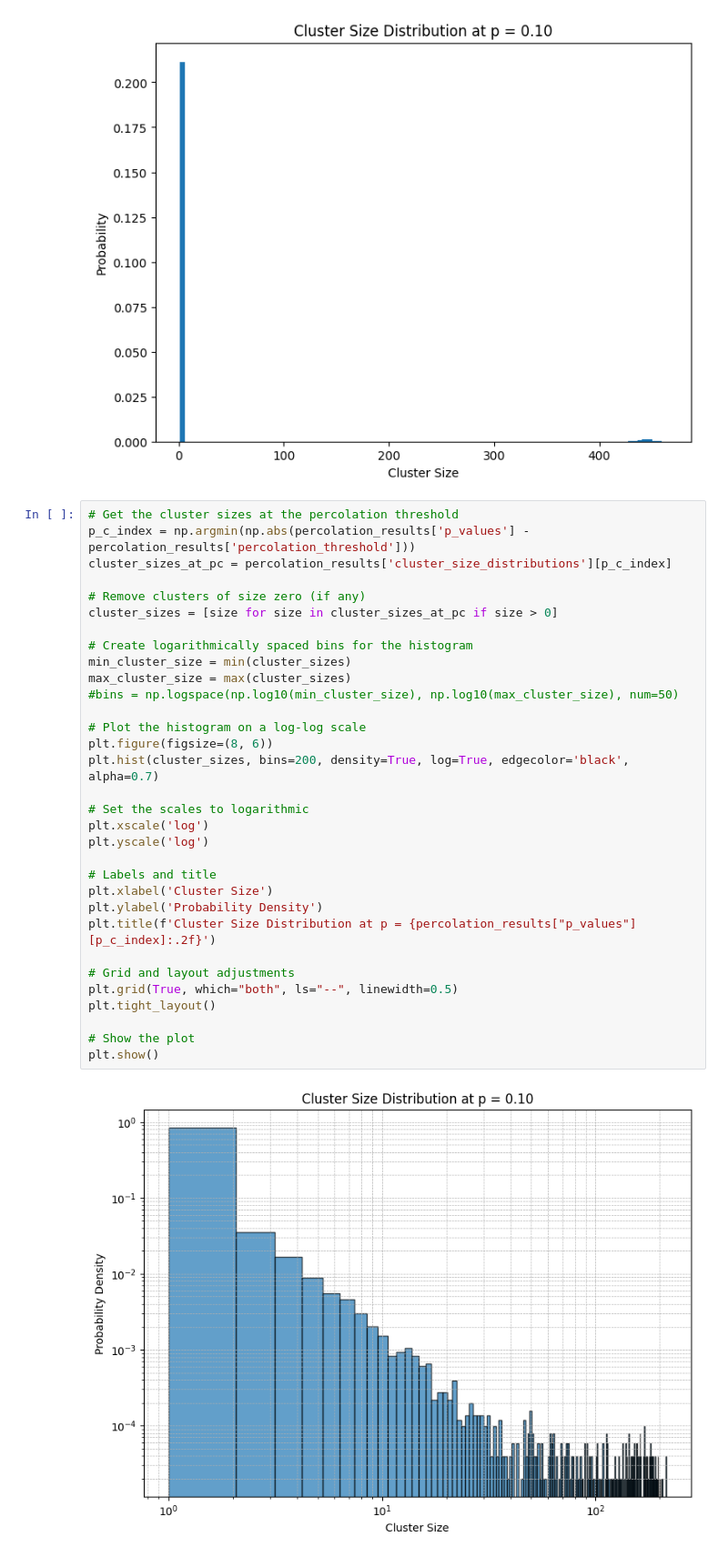
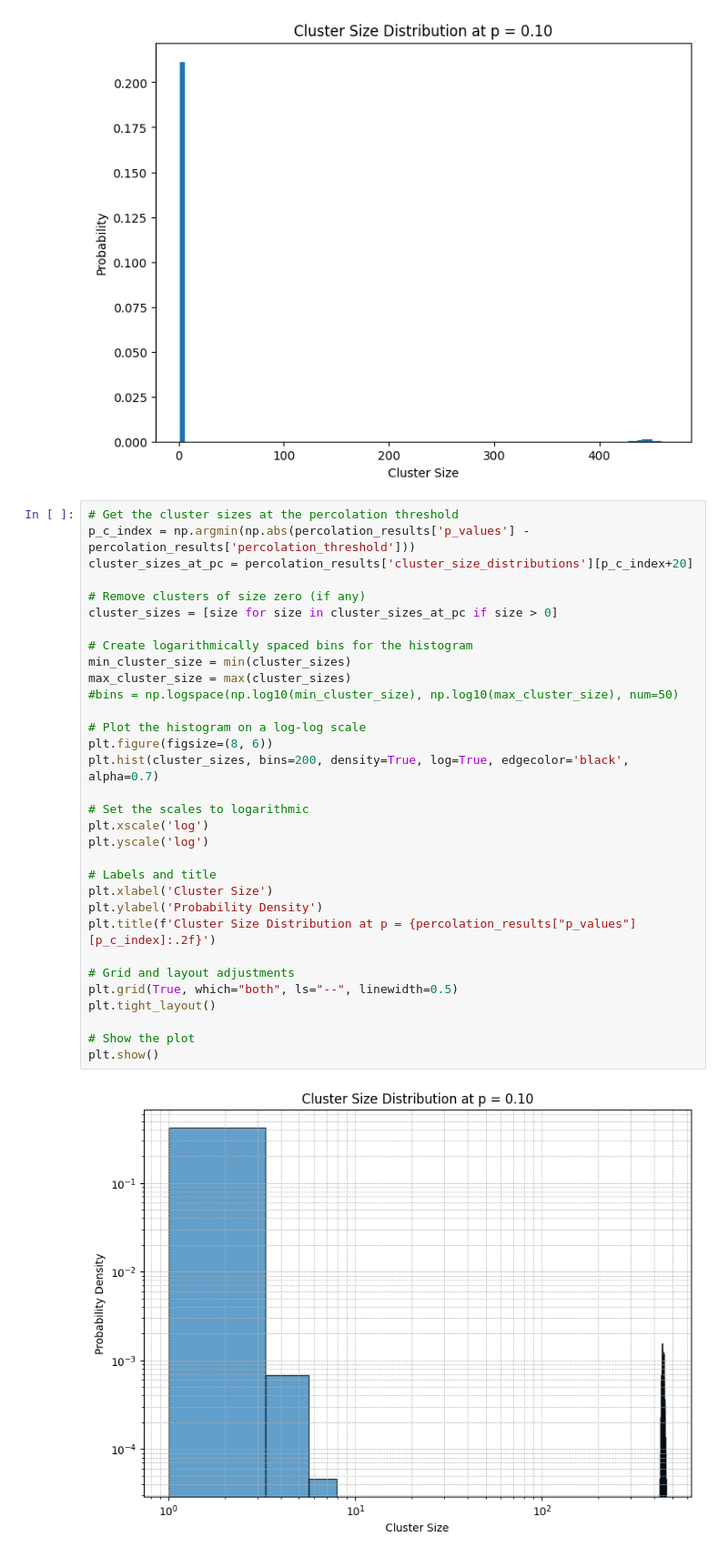
Before and after one commit to AlfredBendtzonHansen/het-measles, a Jupyter notebook: MCliqueRandomGraph.ipynb, the cells around one changed output. Shown at 91% size. Drawn from its saved outputs; the diff is of its cells as text.

```diff
--- a/MCliqueRandomGraph.ipynb
+++ b/MCliqueRandomGraph.ipynb
@@ -470,37 +291,37 @@ plt.show()
 # %%
 # Get the cluster sizes at the percolation threshold
 p_c_index = np.argmin(np.abs(percolation_results['p_values'] - percolation_results['percolation_threshold']))
-cluster_sizes_at_pc = percolation_results['cluster_size_distributions'][p_c_index]
+cluster_sizes_at_pc = percolation_results['cluster_size_distributions'][p_c_index+20]
 
 # Remove clusters of size zero (if any)
 cluster_sizes = [size for size in cluster_sizes_at_pc if size > 0]
 
 # Create logarithmically spaced bins for the histogram
 min_cluster_size = min(cluster_sizes)
 max_cluster_size = max(cluster_sizes)
 #bins = np.logspace(np.log10(min_cluster_size), np.log10(max_cluster_size), num=50)
 
 # Plot the histogram on a log-log scale
 plt.figure(figsize=(8, 6))
 plt.hist(cluster_sizes, bins=200, density=True, log=True, edgecolor='black', alpha=0.7)
 
 # Set the scales to logarithmic
 plt.xscale('log')
 plt.yscale('log')
 
 # Labels and title
 plt.xlabel('Cluster Size')
 plt.ylabel('Probability Density')
 plt.title(f'Cluster Size Distribution at p = {percolation_results["p_values"][p_c_index]:.2f}')
 
 # Grid and layout adjustments
 plt.grid(True, which="both", ls="--", linewidth=0.5)
 plt.tight_layout()
 
 # Show the plot
 plt.show()
 # %% [output]
-[figure, old version]
+[figure, new version]
 # %% [markdown]
 # What to ask now
 - Can we produce the same analytical results as in Miller and Newman papers?
```
Also changed, not shown: parts of 5 cells of this notebook, 1 other file.
